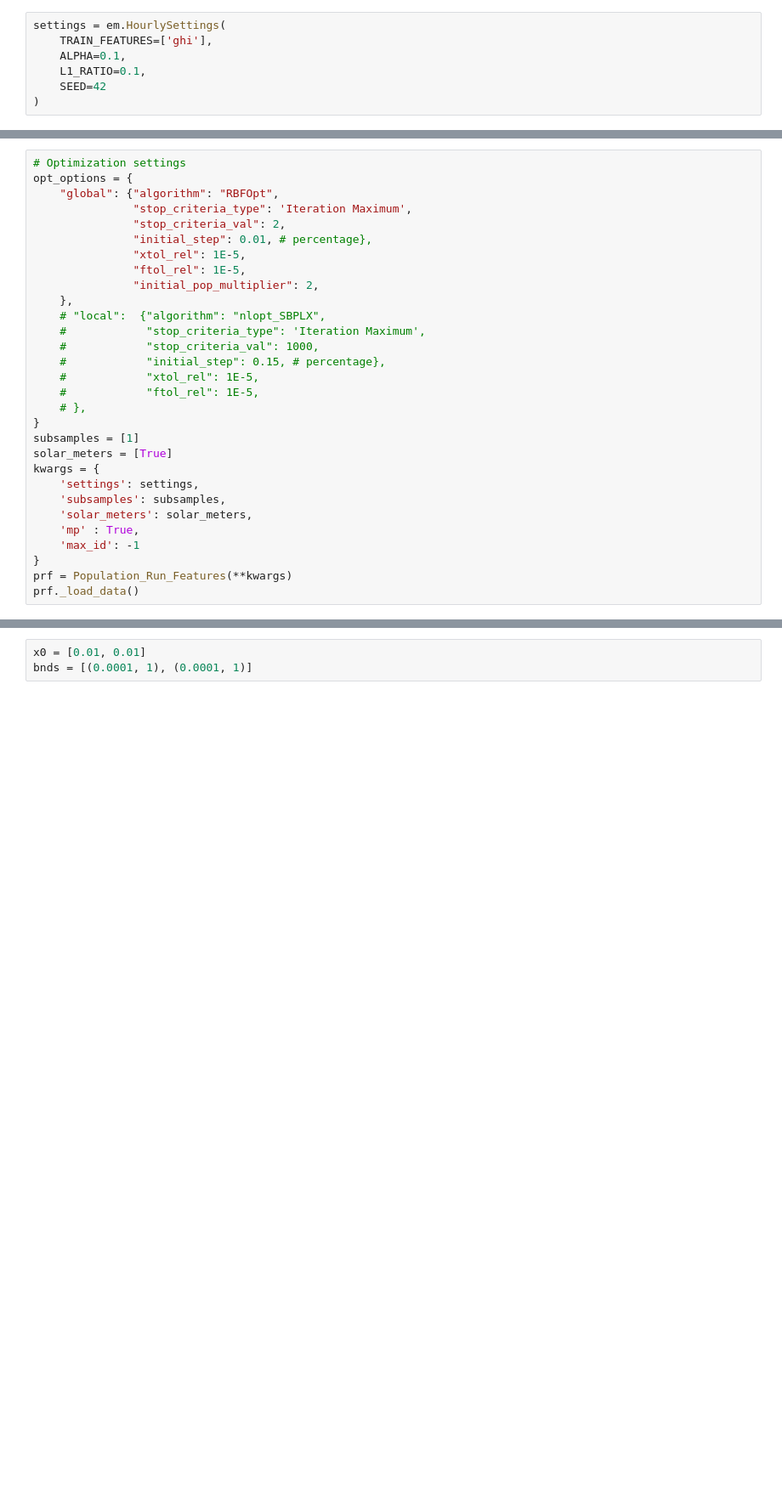
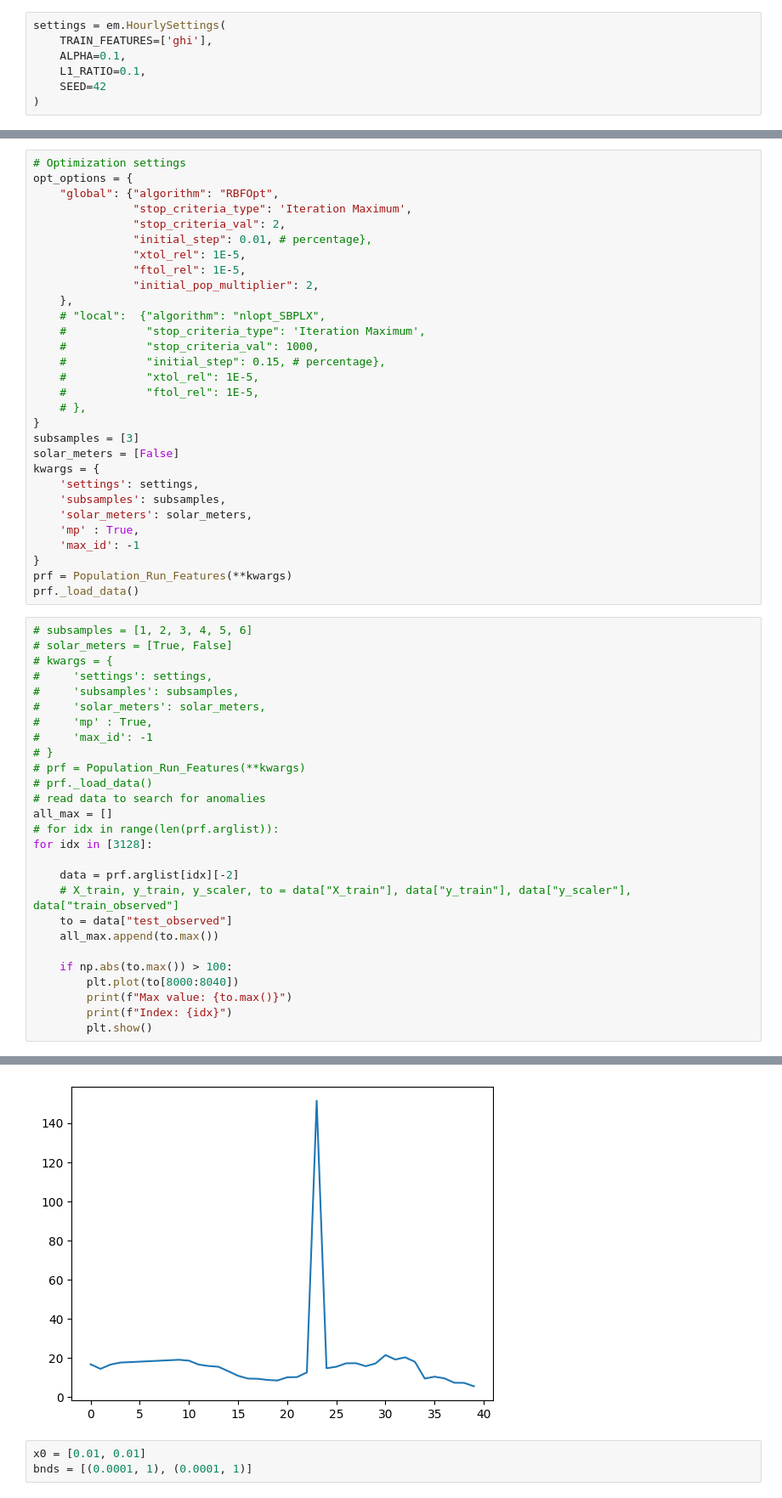
Before and after one commit to openeemeter/eemeter, a Jupyter notebook: scripts/hourly_test.ipynb, the cells around one changed output, grey strips where cells are left out. Shown at 85% size. Saved outputs shown, nothing was run; the diff lists cells and outputs as text; blank space fills up the shorter version.

```diff
--- a/scripts/hourly_test.ipynb
+++ b/scripts/hourly_test.ipynb
@@ -68,8 +85,8 @@ opt_options = {
     #            "ftol_rel": 1E-5,
     # },
 }
-subsamples = [1]
-solar_meters = [True]
+subsamples = [3]
+solar_meters = [False]
 kwargs = {
     'settings': settings,
     'subsamples': subsamples,
@@ -79,3 +96,31 @@ kwargs = {
 }
 prf = Population_Run_Features(**kwargs)
 prf._load_data()
+# %%
+# subsamples = [1, 2, 3, 4, 5, 6]
+# solar_meters = [True, False]
+# kwargs = {
+#     'settings': settings,
+#     'subsamples': subsamples,
+#     'solar_meters': solar_meters,
+#     'mp' : True,
+#     'max_id': -1
+# }
+# prf = Population_Run_Features(**kwargs)
+# prf._load_data()
+# read data to search for anomalies
+all_max = []
+# for idx in range(len(prf.arglist)):
+for idx in [3128]:
+
+    data = prf.arglist[idx][-2]
+    # X_train, y_train, y_scaler, to = data["X_train"], data["y_train"], data["y_scaler"], data["train_observed"]
+    to = data["test_observed"]
+    all_max.append(to.max())
+
+    if np.abs(to.max()) > 100:
+        plt.plot(to[8000:8040])
+        print(f"Max value: {to.max()}")
+        print(f"Index: {idx}")
+        plt.show()
+# %% [output]
@@ -82,3 +129,4 @@ prf._load_data()
+[figure, added]
 # %%
 x0 = [0.01, 0.01]
 bnds = [(0.0001, 1), (0.0001, 1)]
```
Also changed, not shown: parts of 14 cells of this notebook, 5 other files.
